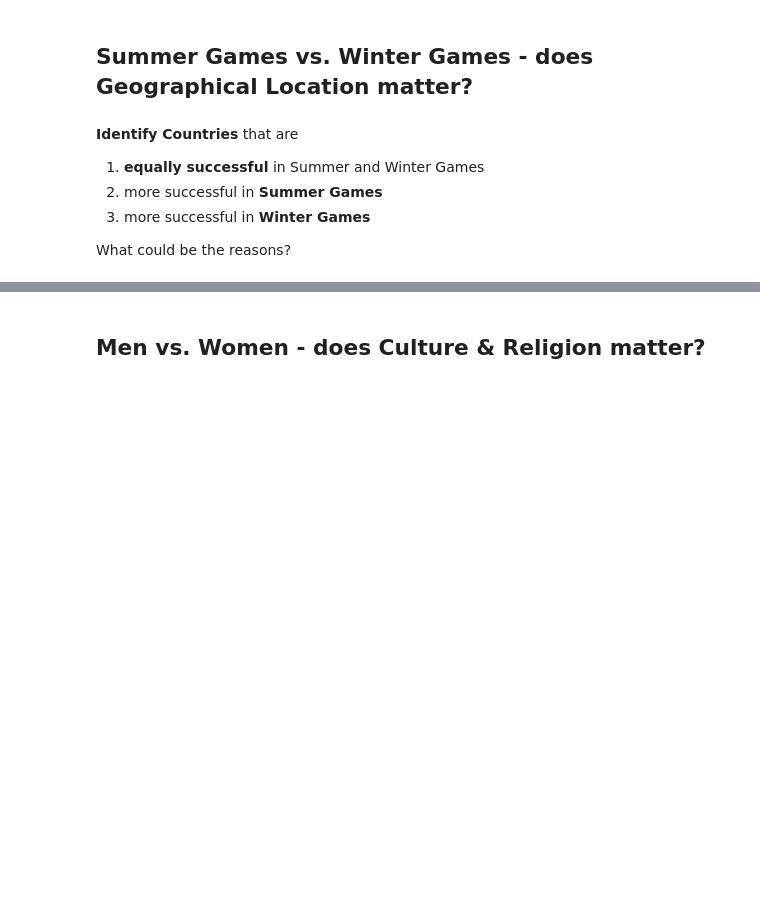
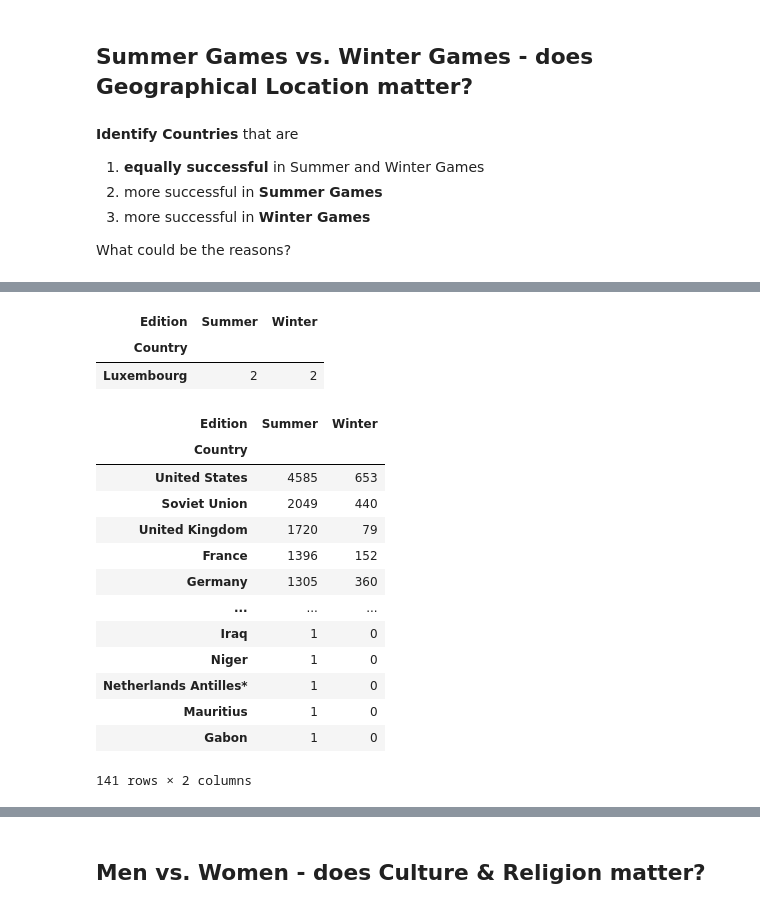
Before and after one commit to hamednasr/Explanatory-Data-Analysis, a Jupyter notebook: Explanatory_DataAnalysis_Challenge.ipynb, the cells around one changed output, grey strips where cells are left out. Drawn from its saved outputs; the diff is of its cells as text; code cells hidden in the pictures; blank space fills up the shorter version.

```diff
--- a/Explanatory_DataAnalysis_Challenge.ipynb
+++ b/Explanatory_DataAnalysis_Challenge.ipynb
@@ -899,0 +912,25 @@ What could be the reasons?
+# %%
+sum_win = pd.crosstab(olympics.Country,olympics.Edition)
+# %%
+sum_win[sum_win.Summer == sum_win.Winter]
+# %% [output]
+| Edition | Summer | Winter |
+| Country |  |  |
+| Luxembourg | 2 | 2 |
+# %%
+sum_win[sum_win.Summer > sum_win.Winter].sort_values('Summer',ascending=False)
+# %% [output]
+| Edition | Summer | Winter |
+| Country |  |  |
+| United States | 4585 | 653 |
+| Soviet Union | 2049 | 440 |
+| United Kingdom | 1720 | 79 |
+| France | 1396 | 152 |
+| Germany | 1305 | 360 |
+| ... | ... | ... |
+| Iraq | 1 | 0 |
+| Niger | 1 | 0 |
+| Netherlands Antilles* | 1 | 0 |
+| Mauritius | 1 | 0 |
+| Gabon | 1 | 0 |
+141 rows × 2 columns
```
Also changed, not shown: parts of 10 cells of this notebook.
